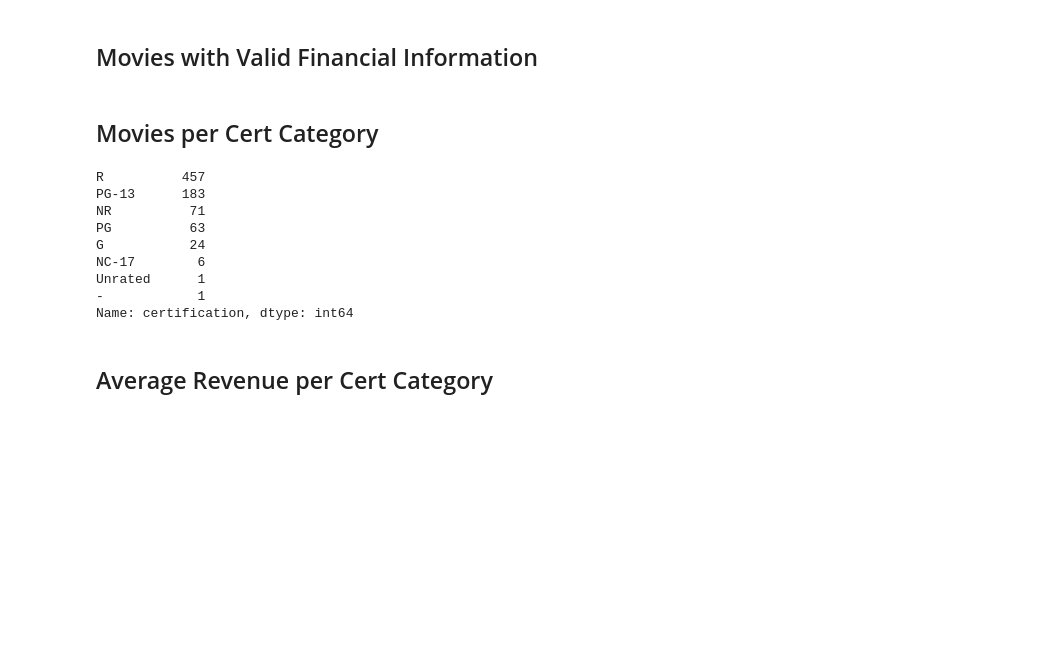
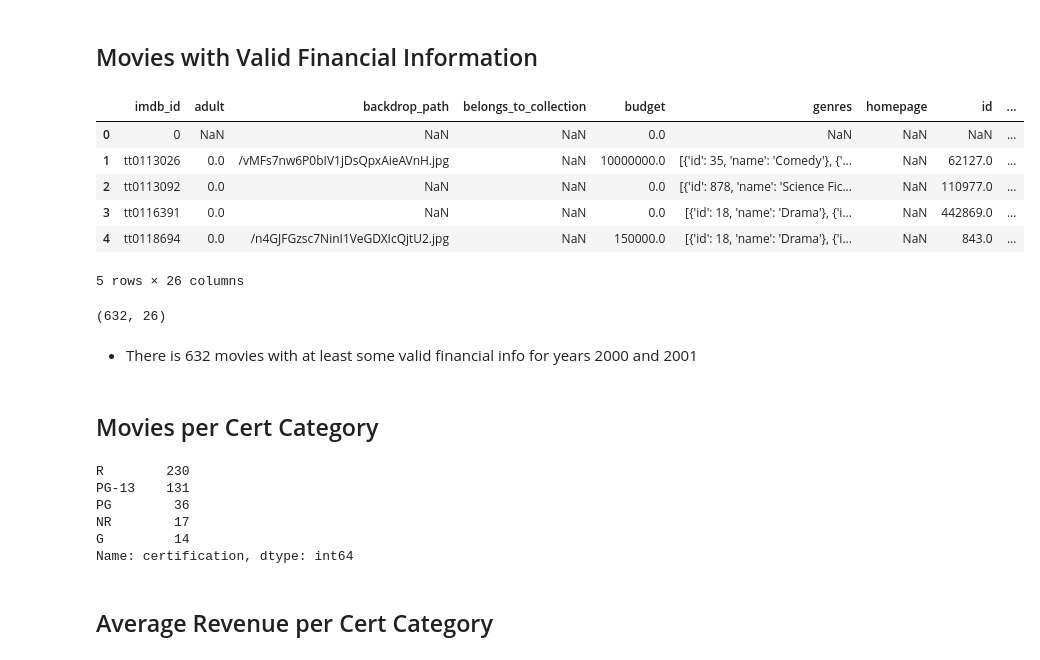
Before and after one commit to Zach-Hanson3/Project-3, a Jupyter notebook: Exploratory Data Analysis.ipynb, the cells around one changed output. Cells and saved outputs as stored; diff of their text form; code cells hidden in the pictures; blank space fills up the shorter version.

```diff
--- a/Exploratory Data Analysis.ipynb
+++ b/Exploratory Data Analysis.ipynb
@@ -68,3 +68,26 @@ merged_df.shape
     - This is the number we expect so they merged properly
 # %% [markdown]
 ## Movies with Valid Financial Information
+# %%
+#Filling missing values with "0" so we can explore
+merged_df['budget'] = merged_df['budget'].fillna(0)
+merged_df['revenue'] = merged_df['revenue'].fillna(0)
+
+merged_df.head()
+# %% [output]
+|  | imdb_id | adult | backdrop_path | belongs_to_collection | budget | genres | homepage | id | ... |
+| 0 | 0 | NaN | NaN | NaN | 0.0 | NaN | NaN | NaN | ... |
+| 1 | tt0113026 | 0.0 | /vMFs7nw6P0bIV1jDsQpxAieAVnH.jpg | NaN | 10000000.0 | [{'id': 35, 'name': 'Comedy'}, {'... | NaN | 62127.0 | ... |
+| 2 | tt0113092 | 0.0 | NaN | NaN | 0.0 | [{'id': 878, 'name': 'Science Fic... | NaN | 110977.0 | ... |
+| 3 | tt0116391 | 0.0 | NaN | NaN | 0.0 | [{'id': 18, 'name': 'Drama'}, {'i... | NaN | 442869.0 | ... |
+| 4 | tt0118694 | 0.0 | /n4GJFGzsc7NinI1VeGDXIcQjtU2.jpg | NaN | 150000.0 | [{'id': 18, 'name': 'Drama'}, {'i... | NaN | 843.0 | ... |
+5 rows × 26 columns
+# %%
+#Finding how many movies have some valid financial information
+valid_fin_info = merged_df.loc[((merged_df['budget'] > 0) |
+                                (merged_df['revenue'] > 0))]
+valid_fin_info.shape
+# %% [output]
+(632, 26)
+# %% [markdown]
+- There is 632 movies with at least some valid financial info for years 2000 and 2001
@@ -71,16 +98,13 @@ merged_df.shape
 # %% [markdown]
 ## Movies per Cert Category
 # %%
-merged_df['certification'].value_counts()
+filter_df['certification'].value_counts()
 # %% [output]
-R          457
-PG-13      183
-NR          71
-PG          63
-G           24
-NC-17        6
-Unrated      1
--            1
+R        230
+PG-13    131
+PG        36
+NR        17
+G         14
 Name: certification, dtype: int64
 # %% [markdown]
 ## Average Revenue per Cert Category
```
Also changed, not shown: parts of 3 cells of this notebook.
